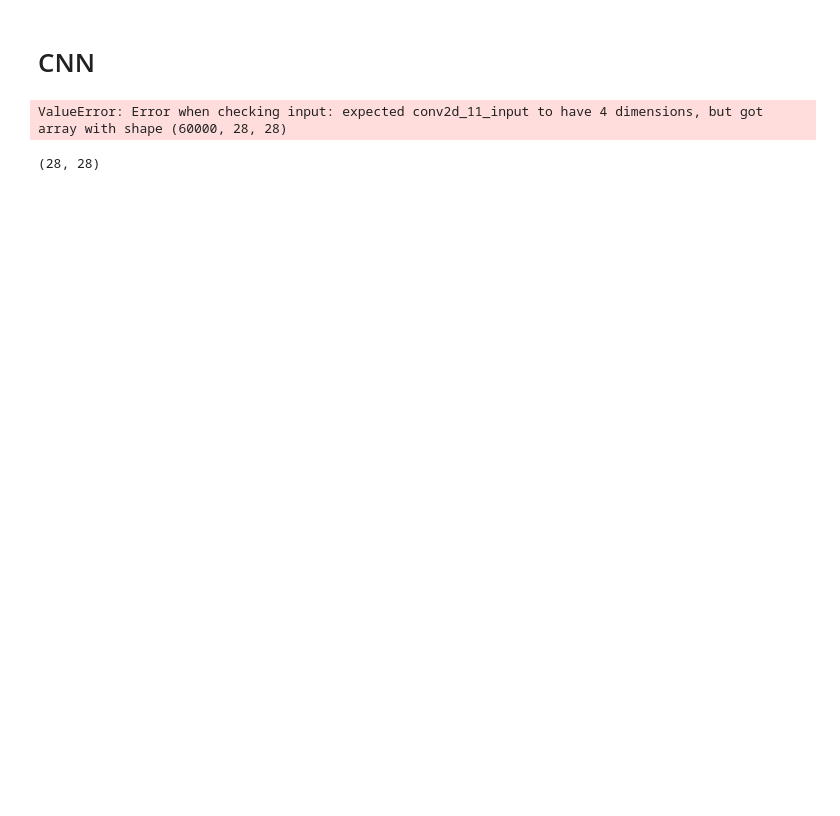
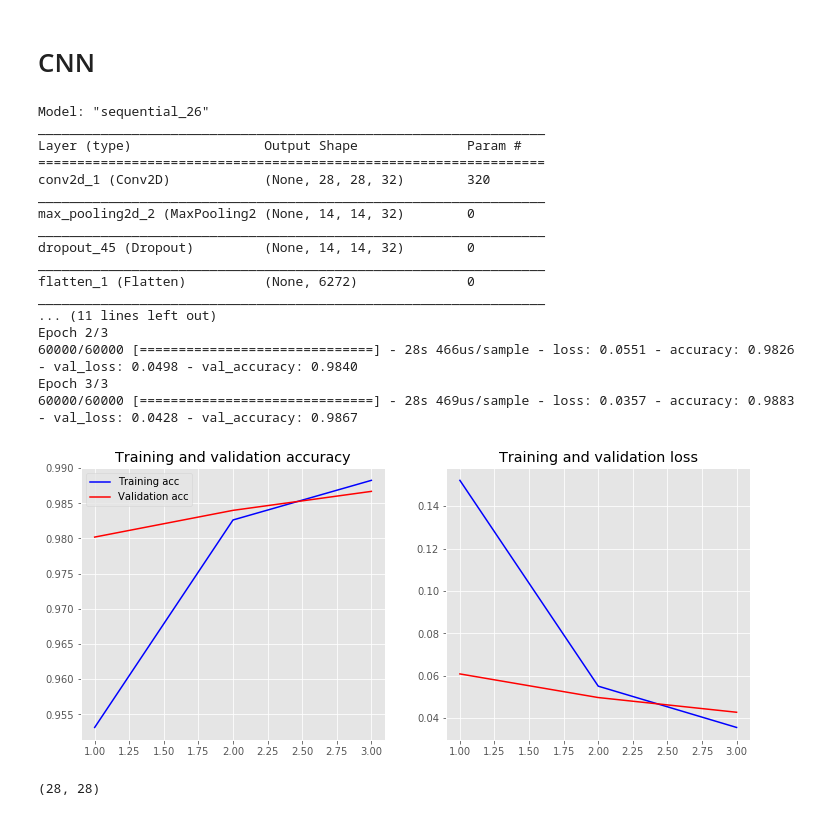
Before and after one commit to abhinavvv/dl-exp, a Jupyter notebook: MNIST .ipynb, the cells around one changed output. Cells and saved outputs as stored; diff of their text form; code cells hidden in the pictures; blank space fills up the shorter version.

```diff
--- a/MNIST .ipynb
+++ b/MNIST .ipynb
@@ -95,12 +123,31 @@ def createCNN():
 #     return model
 # %%
 model = createCNN()
+model.summary()
 opt = tf.keras.optimizers.Adam(lr=1e-3, decay=1e-5)
 model.compile(loss='categorical_crossentropy', optimizer=opt,
              metrics=['accuracy'])
 history = model.fit(x_train, y_train, epochs=3, batch_size=32, validation_data=(x_test, y_test))
+plot_history(history)
 # %% [output]
-ValueError: Error when checking input: expected conv2d_11_input to have 4 dimensions, but got array with shape (60000, 28, 28)
+Model: "sequential_26"
+_________________________________________________________________
+Layer (type)                 Output Shape              Param #
+=================================================================
+conv2d_1 (Conv2D)            (None, 28, 28, 32)        320
+_________________________________________________________________
+max_pooling2d_2 (MaxPooling2 (None, 14, 14, 32)        0
+_________________________________________________________________
+dropout_45 (Dropout)         (None, 14, 14, 32)        0
+_________________________________________________________________
+flatten_1 (Flatten)          (None, 6272)              0
+_________________________________________________________________
+... (11 lines left out)
+Epoch 2/3
+60000/60000 [==============================] - 28s 466us/sample - loss: 0.0551 - accuracy: 0.9826 - val_loss: 0.0498 - val_accuracy: 0.9840
+Epoch 3/3
+60000/60000 [==============================] - 28s 469us/sample - loss: 0.0357 - accuracy: 0.9883 - val_loss: 0.0428 - val_accuracy: 0.9867
+[figure, added]
 # %%
 x_train.shape[1:]
 # %% [output]
```
Also changed, not shown: parts of 6 cells of this notebook.
